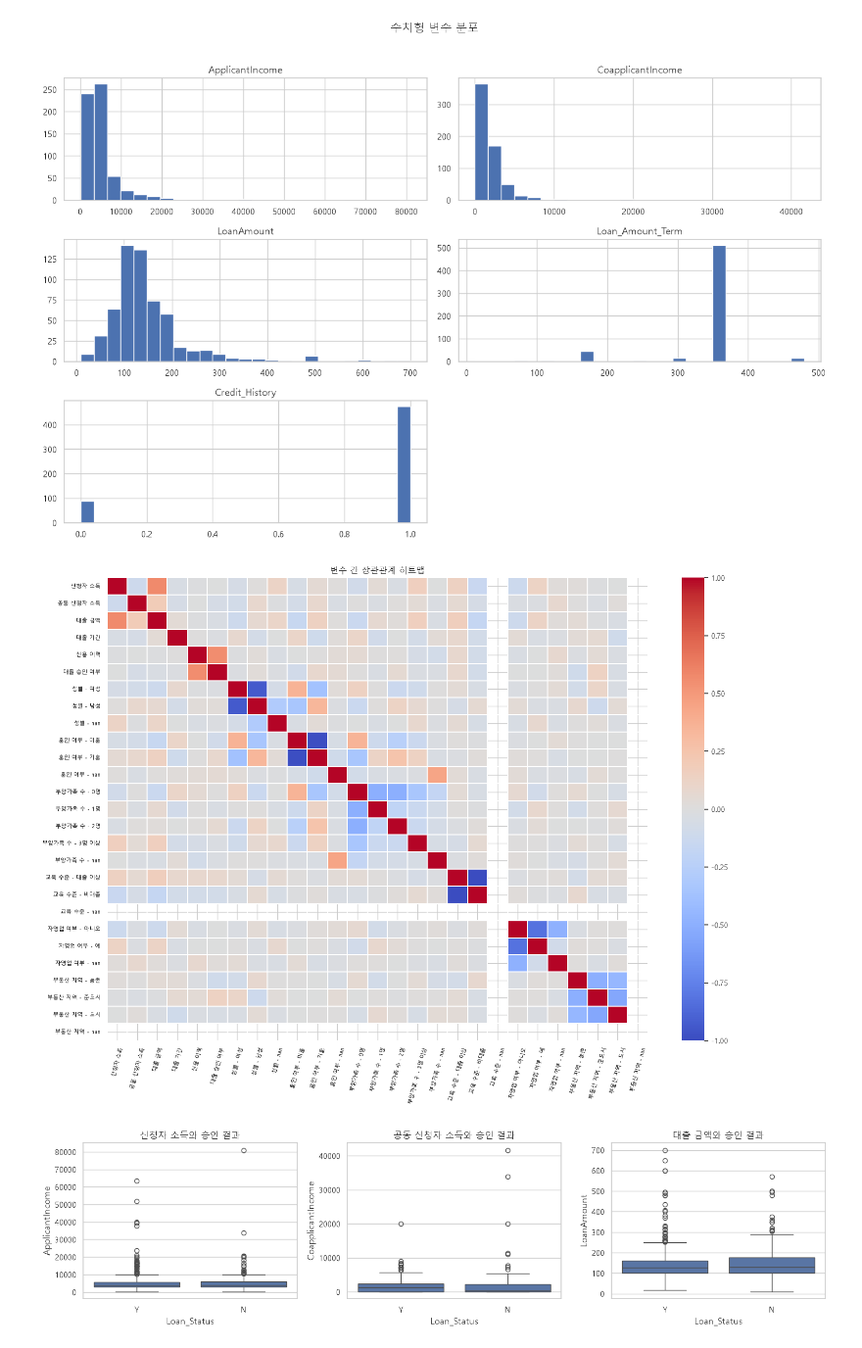
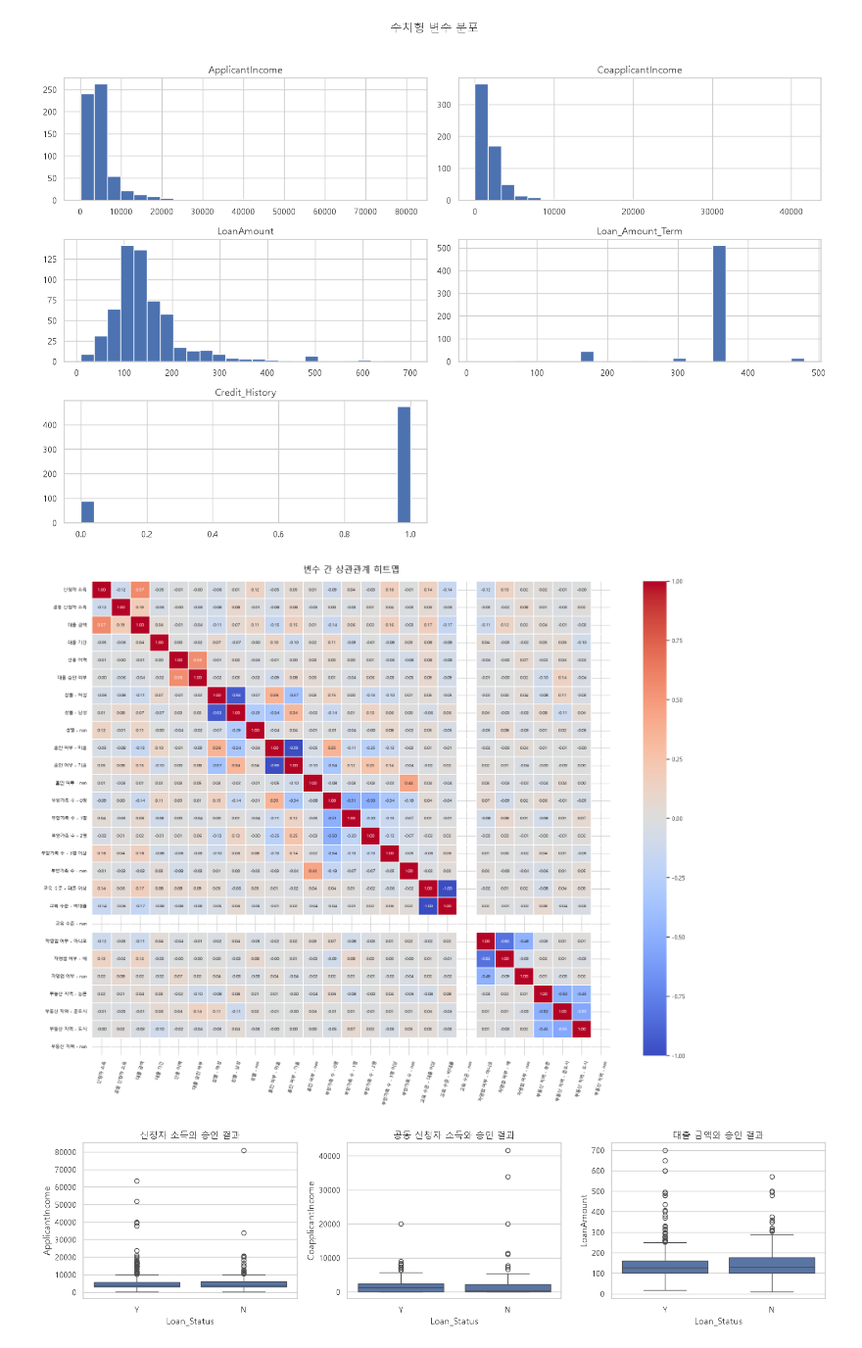
Before and after one commit to omn0923-wq/ML_PRJ, a Jupyter notebook: loan_approval.ipynb, the cells around one changed output. Shown at 98% size. Drawn from its saved outputs; the diff is of its cells as text; code cells hidden in the pictures.

Commit message:
heatmap 숫자 표시

```diff
--- a/loan_approval.ipynb
+++ b/loan_approval.ipynb
@@ -207,43 +207,87 @@ plt.show()
 # 승인 여부는 거절=0, 승인=1로 변환해 포함한다.
 correlation_data = df_raw.drop(columns=["Loan_ID"], errors="ignore").copy()
 correlation_data["Loan_Status"] = correlation_data["Loan_Status"].map({"N": 0, "Y": 1})
 correlation_data = pd.get_dummies(correlation_data, dummy_na=True, dtype=float)
+
+
 # 열 이름을 읽기 쉬운 한글로 표시
 def korean_feature_name(name):
     for original, korean in FEATURE_LABELS.items():
         if name == original:
             return korean
+
         if name.startswith(original + "_"):
-            suffix = name[len(original) + 1:]
+            suffix = name[len(original) + 1 :]
+
             if original == "Loan_Status":
                 suffix = {"0": "거절", "1": "승인"}.get(suffix, suffix)
+
             elif original == "Credit_History":
-                suffix = {"0.0": "불량 또는 미확인", "1.0": "양호", "0": "불량 또는 미확인", "1": "양호"}.get(suffix, suffix)
+                suffix = {
+                    "0.0": "불량 또는 미확인",
+                    "1.0": "양호",
+                    "0": "불량 또는 미확인",
+                    "1": "양호",
+                }.get(suffix, suffix)
+
             elif original == "Gender":
                 suffix = {"Female": "여성", "Male": "남성"}.get(suffix, suffix)
+
             elif original == "Married":
                 suffix = {"No": "미혼", "Yes": "기혼"}.get(suffix, suffix)
+
             elif original == "Education":
-                suffix = {"Graduate": "대졸 이상", "Not Graduate": "비대졸"}.get(suffix, suffix)
+                suffix = {"Graduate": "대졸 이상", "Not Graduate": "비대졸"}.get(
+                    suffix, suffix
+                )
+
             elif original == "Self_Employed":
                 suffix = {"No": "아니오", "Yes": "예"}.get(suffix, suffix)
+
             elif original == "Property_Area":
-                suffix = {"Rural": "농촌", "Semiurban": "준도시", "Urban": "도시"}.get(suffix, suffix)
+                suffix = {"Rural": "농촌", "Semiurban": "준도시", "Urban": "도시"}.get(
+                    suffix, suffix
+                )
+
             elif original == "Dependents":
-                suffix = {"0": "0명", "1": "1명", "2": "2명", "3+": "3명 이상"}.get(suffix, suffix)
+                suffix = {"0": "0명", "1": "1명", "2": "2명", "3+": "3명 이상"}.get(
+                    suffix, suffix
+                )
+
             return f"{korean} - {suffix}"
+
     return name
-correlation_data.columns = [korean_feature_name(str(c)) for c in correlation_data.columns]
+
+
+correlation_data.columns = [
+    korean_feature_name(str(c)) for c in correlation_data.columns
+]
+
 correlation_matrix = correlation_data.corr(numeric_only=True)
-fig, ax = plt.subplots(figsize=(15, 11))
-sns.heatmap(correlation_matrix, cmap="coolwarm", center=0, annot=False, linewidths=0.2, ax=ax)
-ax.set_title("변수 간 상관관계 히트맵")
+
+
+# 상관관계 히트맵 생성
+fig, ax = plt.subplots(figsize=(18, 14))
+
+sns.heatmap(
+    correlation_matrix,
+    cmap="coolwarm",
+    center=0,
+    annot=True,  # 셀 안에 상관계수 숫자 표시
+    fmt=".2f",  # 소수점 둘째 자리까지 표시
+    annot_kws={"size": 7},  # 숫자 크기
+    linewidths=0.2,
+    ax=ax,
+)
+
+ax.set_title("변수 간 상관관계 히트맵", fontsize=16, pad=15)
 ax.tick_params(axis="x", labelrotation=75, labelsize=8)
 ax.tick_params(axis="y", labelsize=8)
+
 plt.tight_layout()
 plt.show()
 # %% [output]
-[figure, old version]
+[figure, new version]
 # %%
 # 소득·대출금액 변수는 오른쪽 꼬리가 긴 분포인지 박스플롯으로 확인
 plot_cols = [c for c in ["ApplicantIncome", "CoapplicantIncome", "LoanAmount"] if c in df_raw.columns]
```
